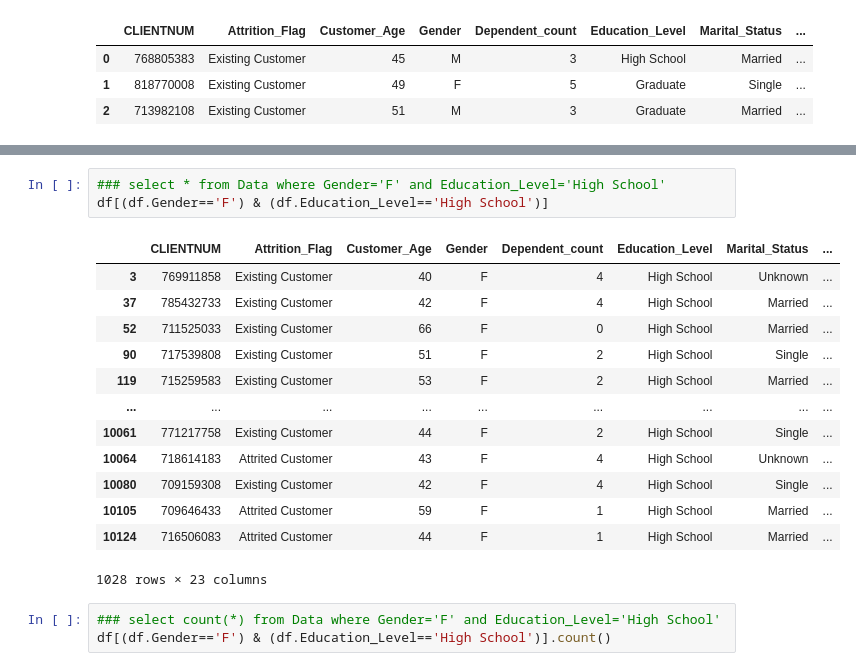
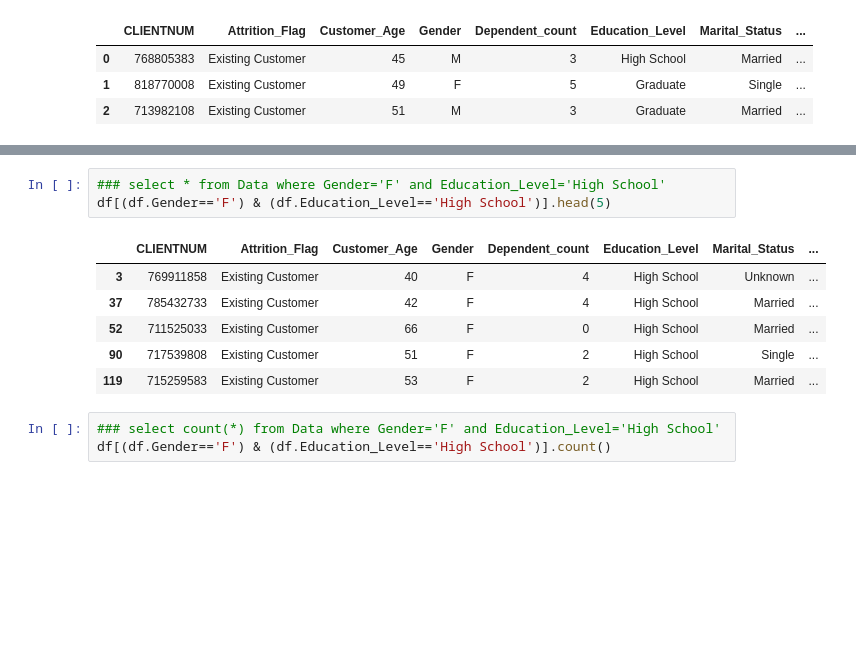
Before and after one commit to nandakumar92/sql_queries_to_pandas, a Jupyter notebook: sql_queries_to_pandas.ipynb, the cells around one changed output, grey strips where cells are left out. Saved outputs shown, nothing was run; the diff lists cells and outputs as text; blank space fills up the shorter version.

```diff
--- a/sql_queries_to_pandas.ipynb
+++ b/sql_queries_to_pandas.ipynb
@@ -66,20 +59,13 @@ df[df.Gender=='M']
 # %%
 ### select * from Data where Gender='F' and Education_Level='High School'
-df[(df.Gender=='F') & (df.Education_Level=='High School')]
+df[(df.Gender=='F') & (df.Education_Level=='High School')].head(5)
 # %% [output]
 |  | CLIENTNUM | Attrition_Flag | Customer_Age | Gender | Dependent_count | Education_Level | Marital_Status | ... |
 | 3 | 769911858 | Existing Customer | 40 | F | 4 | High School | Unknown | ... |
 | 37 | 785432733 | Existing Customer | 42 | F | 4 | High School | Married | ... |
 | 52 | 711525033 | Existing Customer | 66 | F | 0 | High School | Married | ... |
 | 90 | 717539808 | Existing Customer | 51 | F | 2 | High School | Single | ... |
 | 119 | 715259583 | Existing Customer | 53 | F | 2 | High School | Married | ... |
-| ... | ... | ... | ... | ... | ... | ... | ... | ... |
-| 10061 | 771217758 | Existing Customer | 44 | F | 2 | High School | Single | ... |
-| 10064 | 718614183 | Attrited Customer | 43 | F | 4 | High School | Unknown | ... |
-| 10080 | 709159308 | Existing Customer | 42 | F | 4 | High School | Single | ... |
-| 10105 | 709646433 | Attrited Customer | 59 | F | 1 | High School | Married | ... |
-| 10124 | 716506083 | Attrited Customer | 44 | F | 1 | High School | Married | ... |
-1028 rows × 23 columns
 # %%
 ### select count(*) from Data where Gender='F' and Education_Level='High School'
 df[(df.Gender=='F') & (df.Education_Level=='High School')].count()
```
Also changed, not shown: parts of 5 cells of this notebook.
